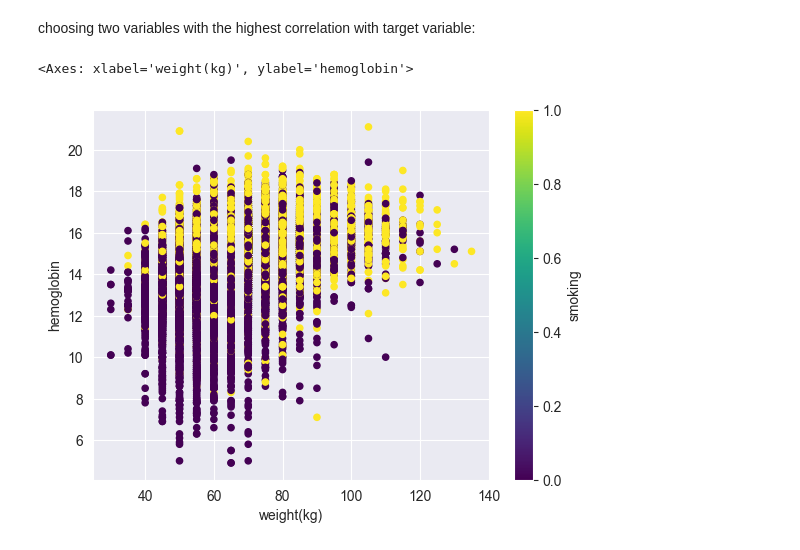
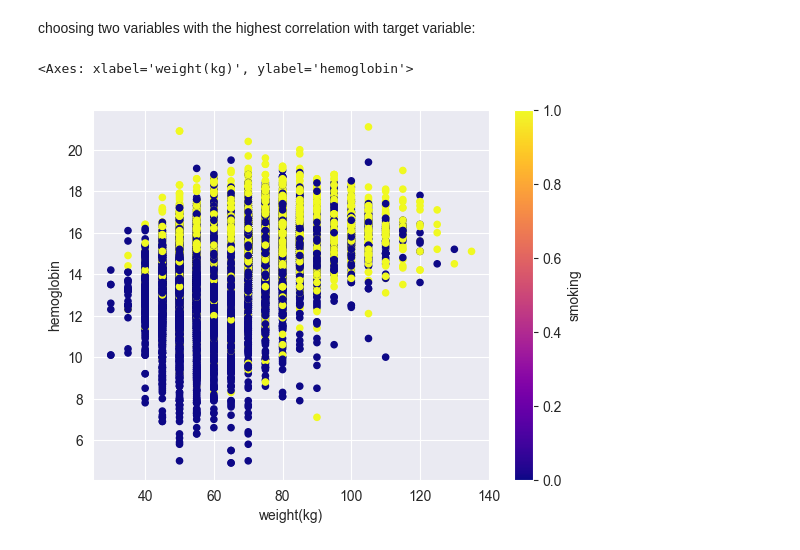
Before and after one commit to balooooooooo/machine_learning_1_coursework, a Jupyter notebook: data_exploration.ipynb, the cells around one changed output. Cells and saved outputs as stored; diff of their text form; code cells hidden in the pictures.

Commit message:
added scatterplot

```diff
--- a/data_exploration.ipynb
+++ b/data_exploration.ipynb
@@ -62,8 +62,8 @@ choosing two variables with the highest correlation with target variable:
 # %%
 train.plot.scatter(x = 'weight(kg)',
                    y = 'hemoglobin',
                    c = 'smoking',
-                   colormap = 'viridis')
+                   colormap = 'plasma')
 # %% [output]
 <Axes: xlabel='weight(kg)', ylabel='hemoglobin'>
-[figure, old version]
+[figure, new version]
```
